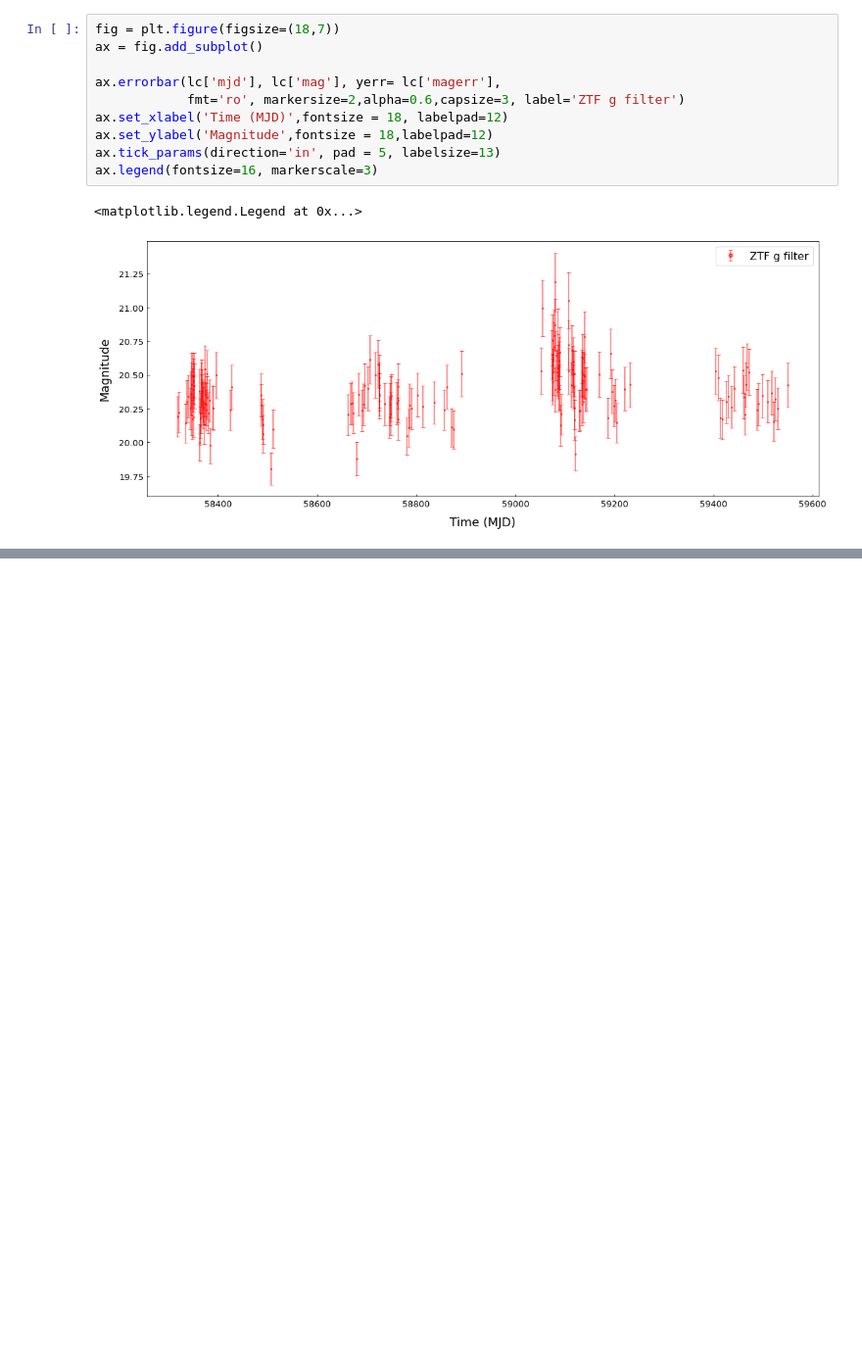
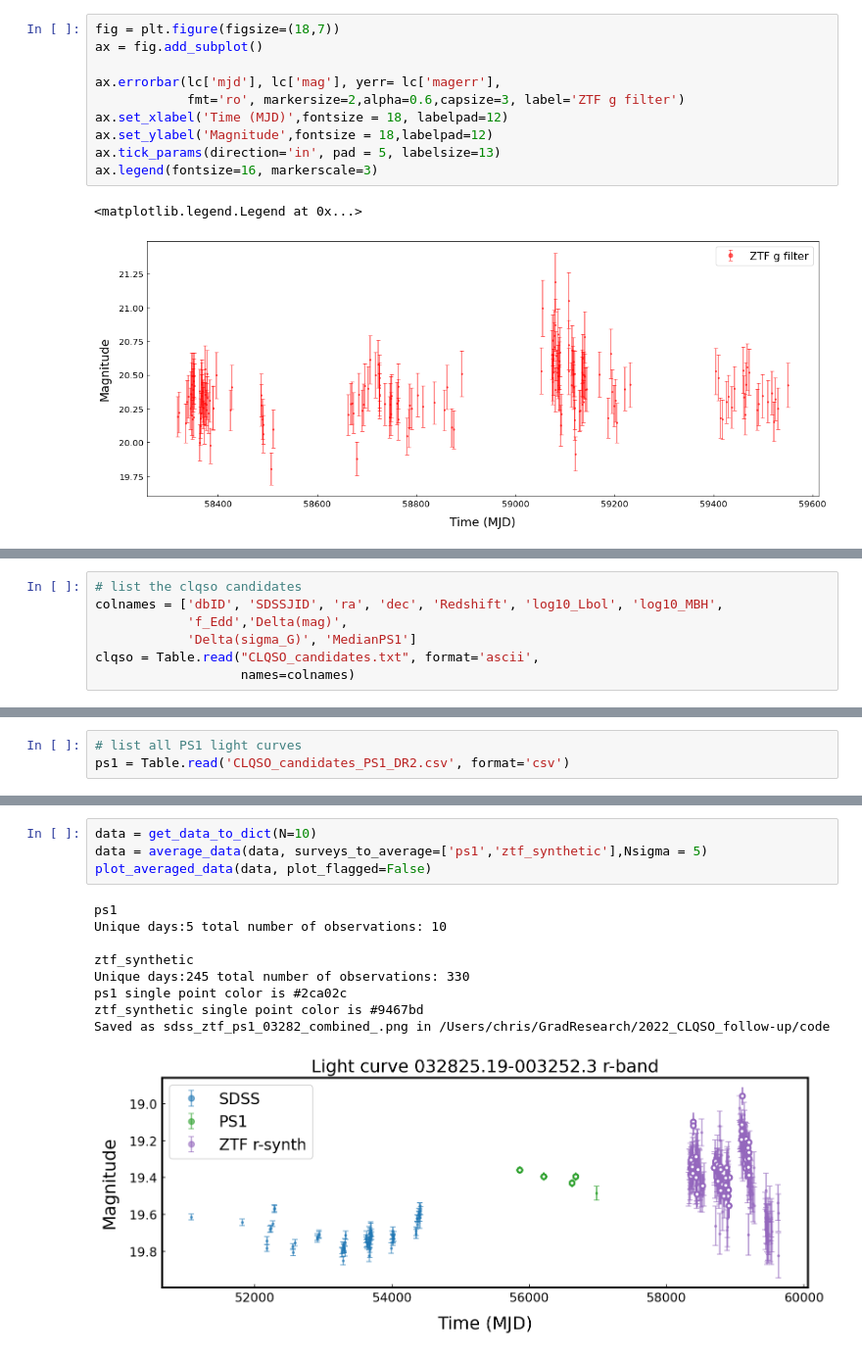
Before and after one commit to suberlak/clqso, a Jupyter notebook: code/Get_CLQSO_data.ipynb, the cells around one changed output, grey strips where cells are left out. Shown at 98% size. Saved outputs shown, nothing was run; the diff lists cells and outputs as text; blank space fills up the shorter version.

```diff
--- a/code/Get_CLQSO_data.ipynb
+++ b/code/Get_CLQSO_data.ipynb
@@ -358,0 +438,7 @@ ax.legend(fontsize=16, markerscale=3)
+# %%
+# list the clqso candidates
+colnames = ['dbID', 'SDSSJID', 'ra', 'dec',	'Redshift', 'log10_Lbol', 'log10_MBH',
+            'f_Edd','Delta(mag)',
+            'Delta(sigma_G)', 'MedianPS1']
+clqso = Table.read("CLQSO_candidates.txt", format='ascii',
+                   names=colnames)
@@ -358,0 +455,3 @@ ax.legend(fontsize=16, markerscale=3)
+# %%
+# list all PS1 light curves
+ps1 = Table.read('CLQSO_candidates_PS1_DR2.csv', format='csv')
@@ -358,0 +970,14 @@ ax.legend(fontsize=16, markerscale=3)
+# %%
+data = get_data_to_dict(N=10)
+data = average_data(data, surveys_to_average=['ps1','ztf_synthetic'],Nsigma = 5)
+plot_averaged_data(data, plot_flagged=False)
+# %% [output]
+ps1
+Unique days:5 total number of observations: 10
+
+ztf_synthetic
+Unique days:245 total number of observations: 330
+ps1 single point color is #2ca02c
+ztf_synthetic single point color is #9467bd
+Saved as sdss_ztf_ps1_03282_combined_.png in /Users/chris/GradResearch/2022_CLQSO_follow-up/code
+[figure, added]
```
Also changed, not shown: parts of 42 cells of this notebook.
